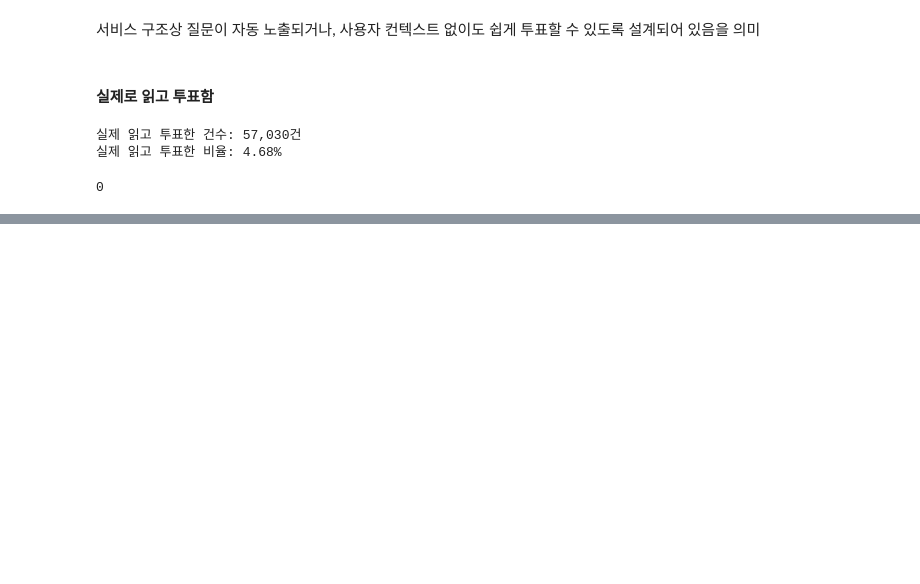
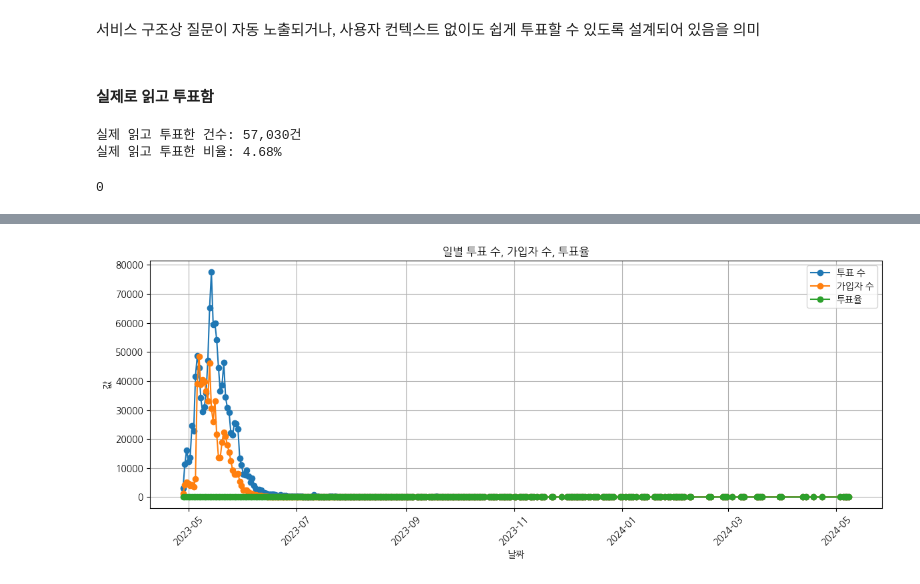
Before and after one commit to saeraniren/advanced_project, a Jupyter notebook: 고급_accounts_userquestionrecord_투표기록.ipynb, the cells around one changed output, grey strips where cells are left out. Drawn from its saved outputs; the diff is of its cells as text; code cells hidden in the pictures; blank space fills up the shorter version.

```diff
--- a/고급_accounts_userquestionrecord_투표기록.ipynb
+++ b/고급_accounts_userquestionrecord_투표기록.ipynb
@@ -518,0 +604,3 @@ userquestionrecord_df["chosen_user_id"].isnull().sum()
+# %%
+user_df['signup_date'] = pd.to_datetime(user_df['created_at']).dt.date
+userquestionrecord_df['vote_date'] = pd.to_datetime(userquestionrecord_df['created_at']).dt.date
@@ -518,0 +614,5 @@ userquestionrecord_df["chosen_user_id"].isnull().sum()
+# %%
+# 3. 일별 가입자 수
+daily_signup = user_df.groupby('signup_date')['id'].count().reset_index(name='daily_signup_count')
+
+daily_signup
@@ -518,0 +633,5 @@ userquestionrecord_df["chosen_user_id"].isnull().sum()
+# %%
+# 4. 일별 투표 수
+daily_vote = userquestionrecord_df.groupby('vote_date')['user_id'].count().reset_index(name='daily_vote_count')
+
+daily_vote
@@ -518,0 +652,4 @@ userquestionrecord_df["chosen_user_id"].isnull().sum()
+# %%
+# 5. 일별 투표율 계산
+vote_rate_df = daily_vote.merge(daily_signup, left_on='vote_date', right_on='signup_date', how='left')
+vote_rate_df['daily_vote_rate'] = vote_rate_df['daily_vote_count'] / vote_rate_df['daily_signup_count']
@@ -518,0 +666,23 @@ userquestionrecord_df["chosen_user_id"].isnull().sum()
+# %%
+
+plt.figure(figsize=(12, 5))
+
+# 일별 투표 수
+plt.plot(vote_rate_df['vote_date'], vote_rate_df['daily_vote_count'], label='투표 수', marker='o')
+
+# 일별 가입자 수
+plt.plot(vote_rate_df['vote_date'], vote_rate_df['daily_signup_count'], label='가입자 수', marker='o')
+
+# 일별 투표율
+plt.plot(vote_rate_df['vote_date'], vote_rate_df['daily_vote_rate'], label='투표율', marker='o')
+
+plt.xlabel('날짜')
+plt.ylabel('값')
+plt.title('일별 투표 수, 가입자 수, 투표율')
+plt.xticks(rotation=45)
+plt.legend()
+plt.grid(True)
+plt.tight_layout()
+plt.show()
+# %% [output]
+[figure, added]
```
Also changed, not shown: parts of 29 cells of this notebook, 10 other files.
